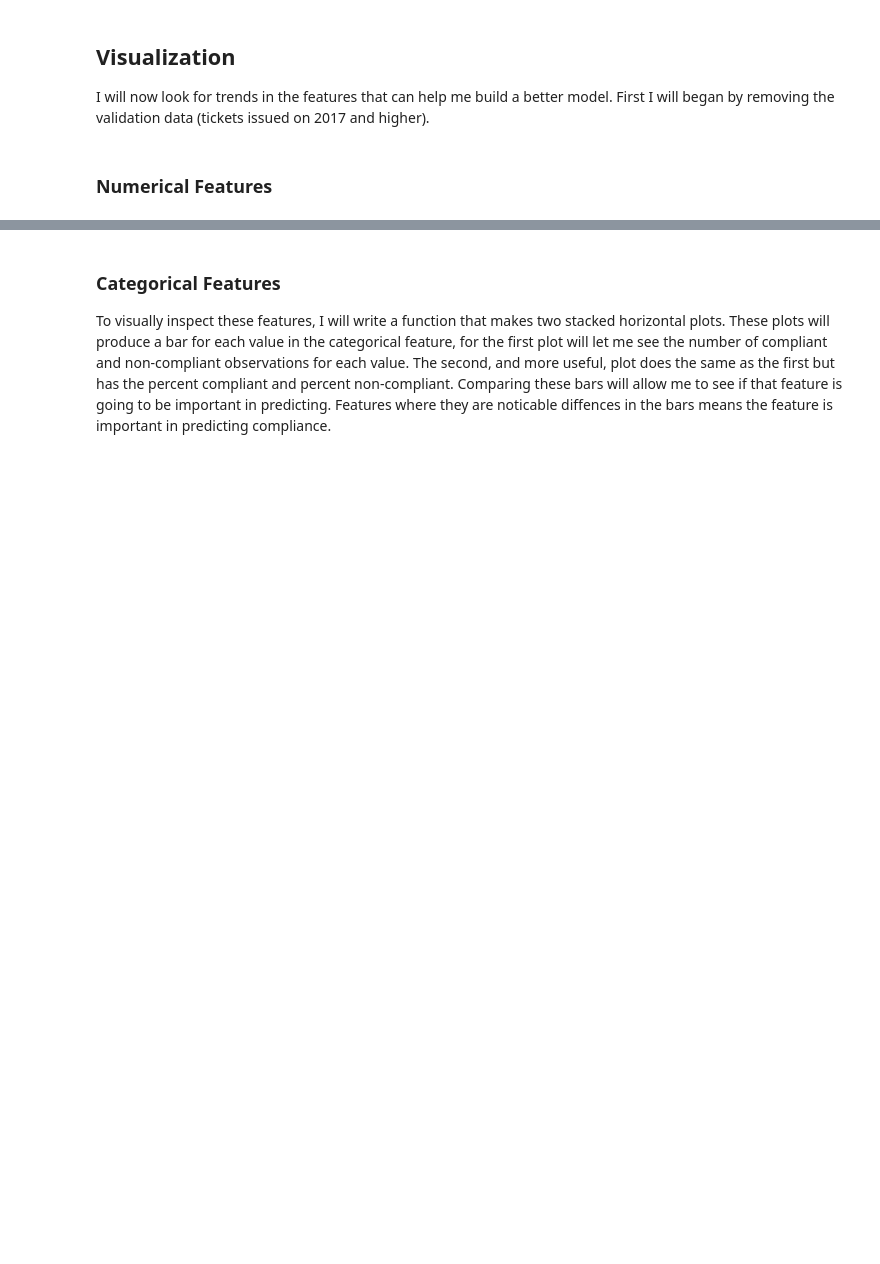
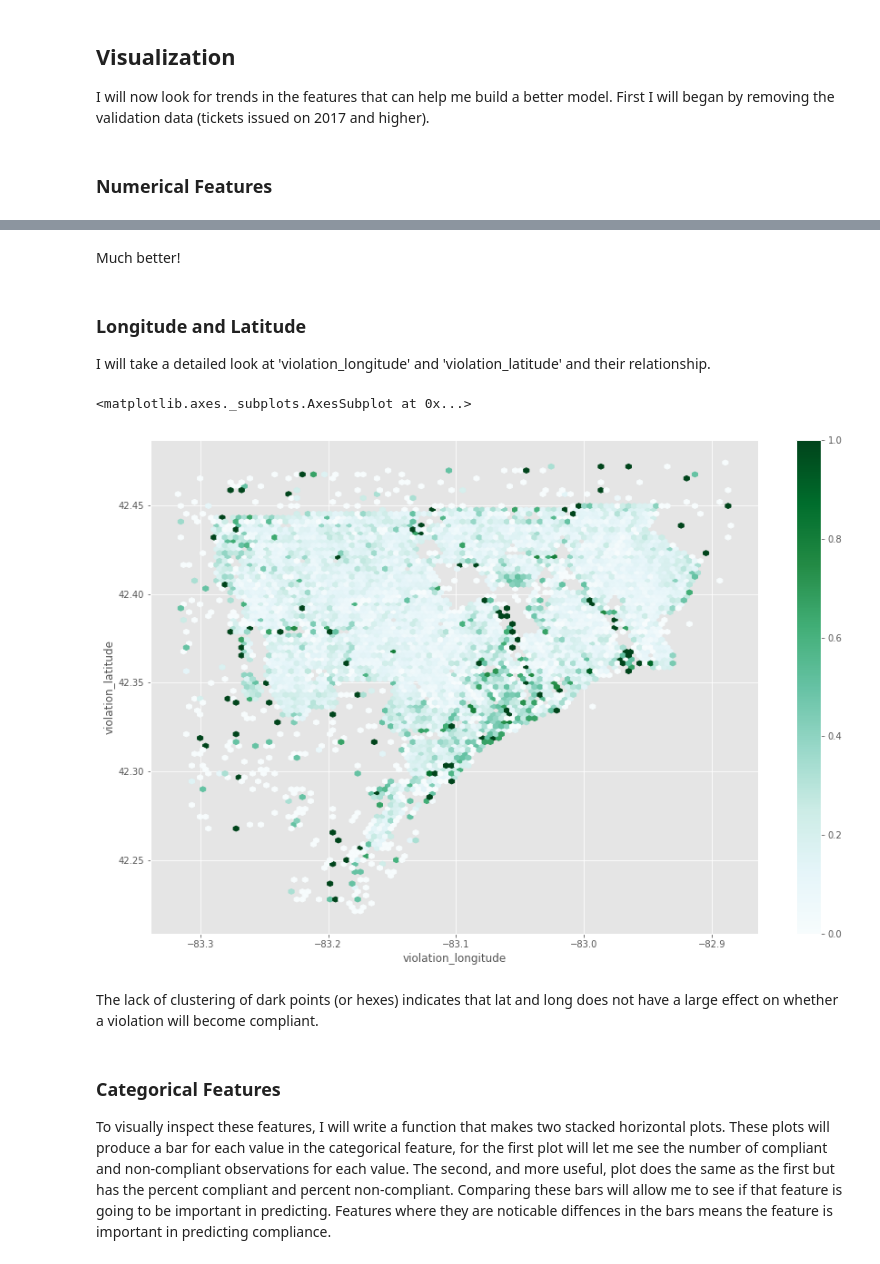
Before and after one commit to jesadrperez/Competitions, a Jupyter notebook: Blight-Violations-DRAFT.ipynb, the cells around one changed output, grey strips where cells are left out. Drawn from its saved outputs; the diff is of its cells as text; code cells hidden in the pictures; blank space fills up the shorter version.

```diff
--- a/Blight-Violations-DRAFT.ipynb
+++ b/Blight-Violations-DRAFT.ipynb
@@ -774,3 +940,16 @@ Descriptive statistics of the numerical features.
+# %% [markdown]
+Much better!
+# %% [markdown]
+### Longitude and Latitude
+
+I will take a detailed look at 'violation_longitude' and 'violation_latitude' and their relationship.
+# %%
+model_df.plot.hexbin(x='violation_longitude', y='violation_latitude', C='compliance', sharex=False,  figsize=(15,10))
+# %% [output]
+<matplotlib.axes._subplots.AxesSubplot at 0x...>
+[figure, added]
+# %% [markdown]
+The lack of clustering of dark points (or hexes) indicates that lat and long does not have a large effect on whether a violation will become compliant.
 # %% [markdown]
 ### Categorical Features
 
```
Also changed, not shown: parts of 60 cells of this notebook, 1 other file.
